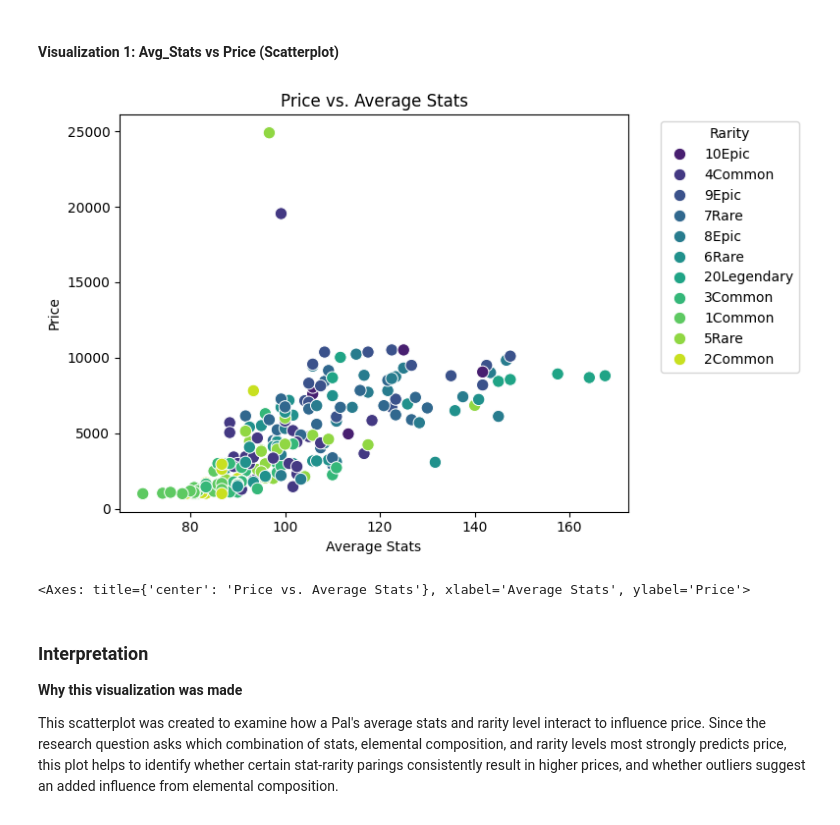
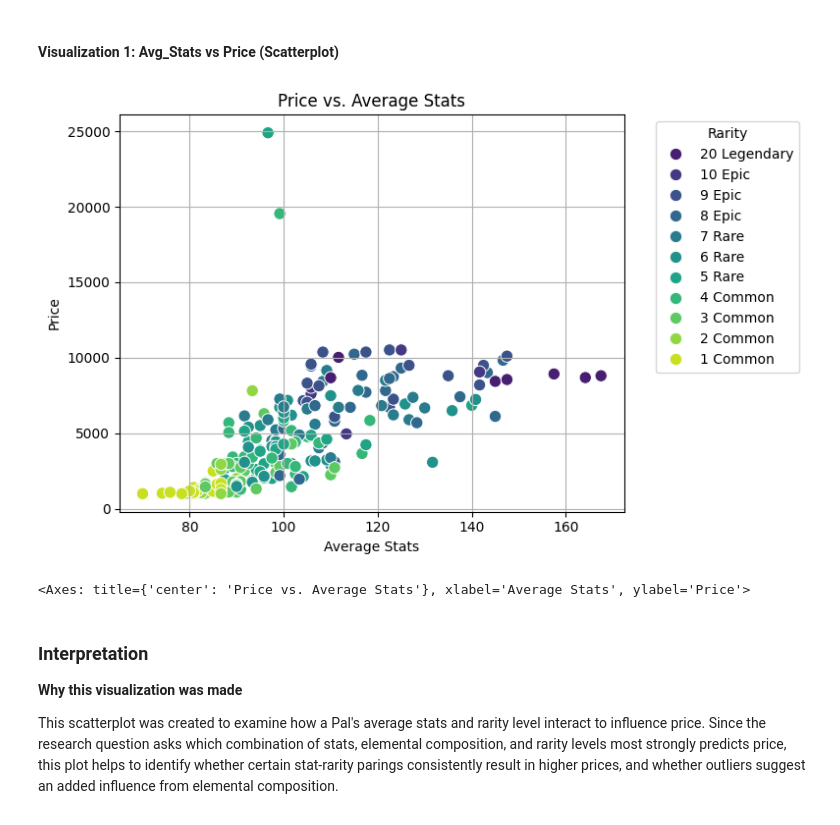
Before and after one commit to plewd/DS3000-Project, a Jupyter notebook: template.ipynb, the cells around one changed output. Drawn from its saved outputs; the diff is of its cells as text; code cells hidden in the pictures.

Commit message:
Added pre-model and cleaned visulization

```diff
--- a/template.ipynb
+++ b/template.ipynb
@@ -299,6 +300,9 @@ Processing 225/225: Yakumo#121
 # %%
 # Numeric rarity (e.g., from "10Epic" to 10)
 df['Num_Rarity'] = df['Rarity'].str.extract(r'(\d+)').astype(int)
+
+# Clean the rarity column to Ensure just he name appears
+df['Rarity'] = df['Rarity'].str.extract(r'([A-Za-z]+)')
 
 # Number of elements (count the elements split by comma)
 df['Num_Elements'] = df['Elements'].apply(lambda x: len(x.split(', ')) if isinstance(x, str) else 0)
@@ -374,33 +378,50 @@ Avg_Stats: The average of all individual stat values for each Pal, giving a stan
 # %%
 def plot_price_vs_stats(df):
     """
     Create a scatterplot showing the relationship between Price and Average Stats,
     colored by Rarity.
 
     Parameters
     ----------
     df : pandas.DataFrame
         Must contain columns: 'Avg_Stats', 'Price', and 'Rarity'.
 
     Returns
     -------
     matplotlib.axes.Axes
         Axes object containing the scatterplot.
     """
+
+    df['Rarity_Combined'] = df['Num_Rarity'].astype(str) + ' ' + df['Rarity']
+
+    # build the order having the level ascend by number than by name -> 20 Leg then 10 Epic
+    # rarity_oder = sorted(df["Rarity_Combined"].unique(), key=lambda x: str(x.split()[0]))
+    rarity_oder = (
+        df.drop_duplicates(subset=["Num_Rarity", "Rarity"])
+        .sort_values(by=["Num_Rarity", "Rarity"])
+        .assign(Rarity_Combined=lambda d: d["Num_Rarity"].astype(str) + " " + d["Rarity"])
+        ["Rarity_Combined"]
+        .tolist()
+    )
+
+    # rever the order
+    rarity_oder = rarity_oder[::-1]
+
     plt.figure(figsize=(8, 5))
-    ax = sns.scatterplot(x='Avg_Stats', y='Price', data=df, hue='Rarity', palette='viridis', s=80)
+    ax = sns.scatterplot(x='Avg_Stats', y='Price', data=df, hue='Rarity_Combined', hue_order = rarity_oder, palette='viridis', s=80)
     plt.title('Price vs. Average Stats')
     plt.xlabel('Average Stats')
     plt.ylabel('Price')
     plt.legend(title='Rarity', bbox_to_anchor=(1.05, 1), loc='upper left')
     plt.tight_layout()
+    plt.grid(True)
     plt.show()
     return ax
 
 
 plot_price_vs_stats(df)
 # %% [output]
-[figure, old version]
+[figure, new version]
 <Axes: title={'center': 'Price vs. Average Stats'}, xlabel='Average Stats', ylabel='Price'>
 # %% [markdown]
 ### Interpretation
```
Also changed, not shown: parts of 19 cells of this notebook.
